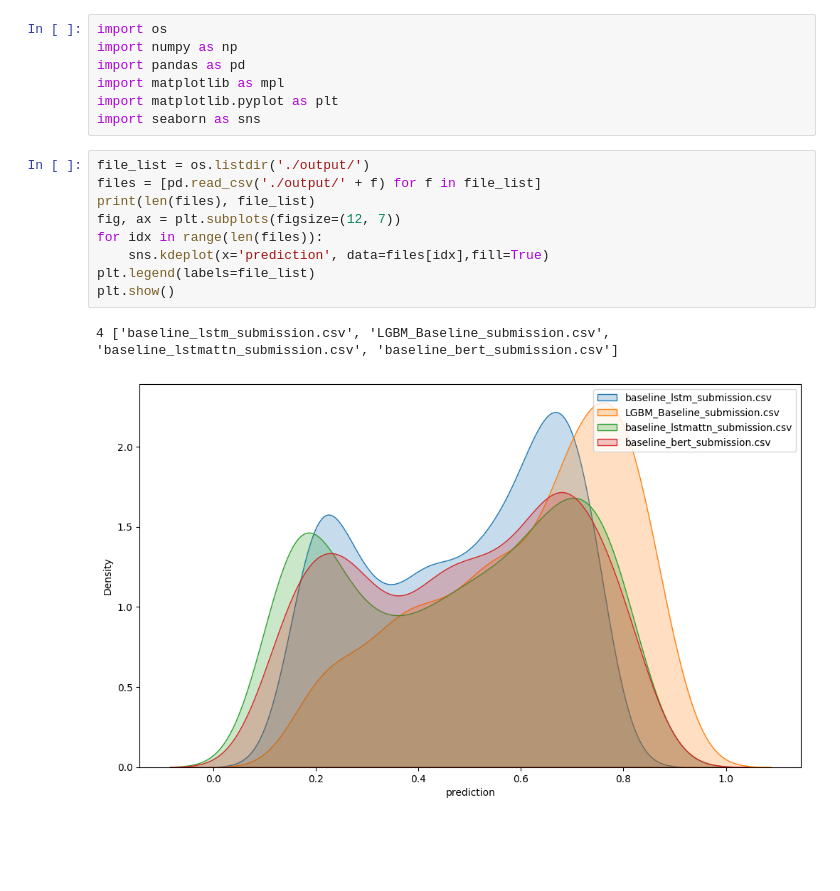
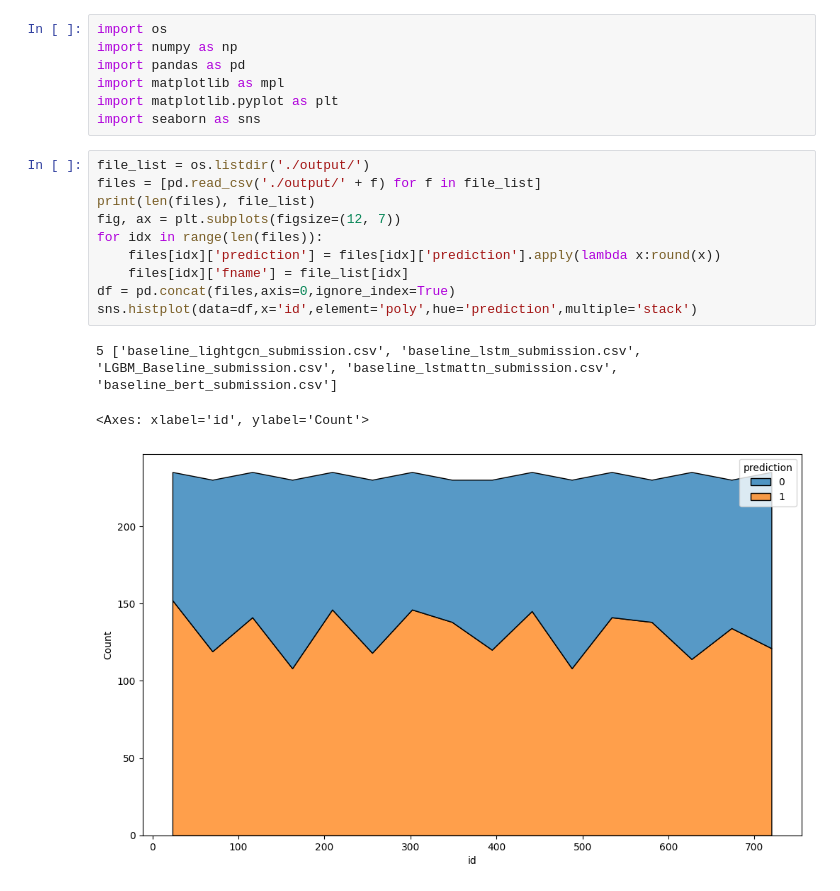
Before and after one commit to boostcampaitech5/level2_dkt-recsys-07, a Jupyter notebook: code/postprocessing/distribution.ipynb, the cells around one changed output. Saved outputs shown, nothing was run; the diff lists cells and outputs as text; blank space fills up the shorter version.

```diff
--- a/code/postprocessing/distribution.ipynb
+++ b/code/postprocessing/distribution.ipynb
@@ -8,12 +8,14 @@ import seaborn as sns
 # %%
 file_list = os.listdir('./output/')
 files = [pd.read_csv('./output/' + f) for f in file_list]
 print(len(files), file_list)
 fig, ax = plt.subplots(figsize=(12, 7))
 for idx in range(len(files)):
-    sns.kdeplot(x='prediction', data=files[idx],fill=True)
-plt.legend(labels=file_list)
-plt.show()
+    files[idx]['prediction'] = files[idx]['prediction'].apply(lambda x:round(x))
+    files[idx]['fname'] = file_list[idx]
+df = pd.concat(files,axis=0,ignore_index=True)
+sns.histplot(data=df,x='id',element='poly',hue='prediction',multiple='stack')
 # %% [output]
-4 ['baseline_lstm_submission.csv', 'LGBM_Baseline_submission.csv', 'baseline_lstmattn_submission.csv', 'baseline_bert_submission.csv']
+5 ['baseline_lightgcn_submission.csv', 'baseline_lstm_submission.csv', 'LGBM_Baseline_submission.csv', 'baseline_lstmattn_submission.csv', 'baseline_bert_submission.csv']
+<Axes: xlabel='id', ylabel='Count'>
-[figure, old version]
+[figure, new version]
```
Also changed, not shown: 12 other files.
